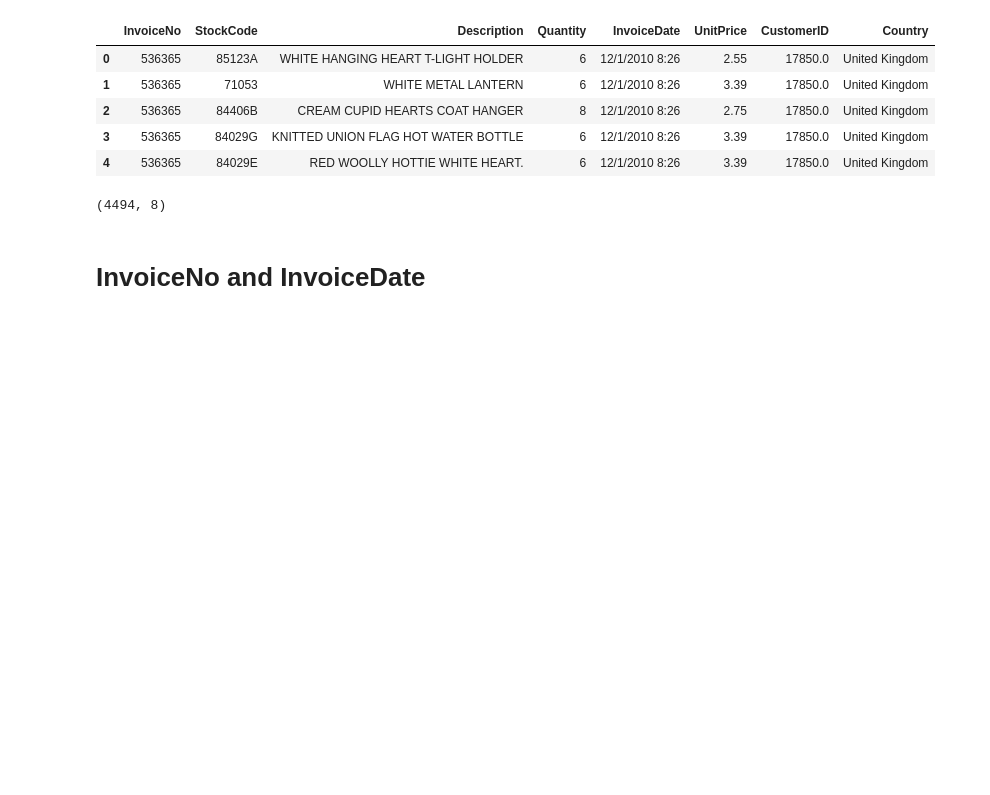
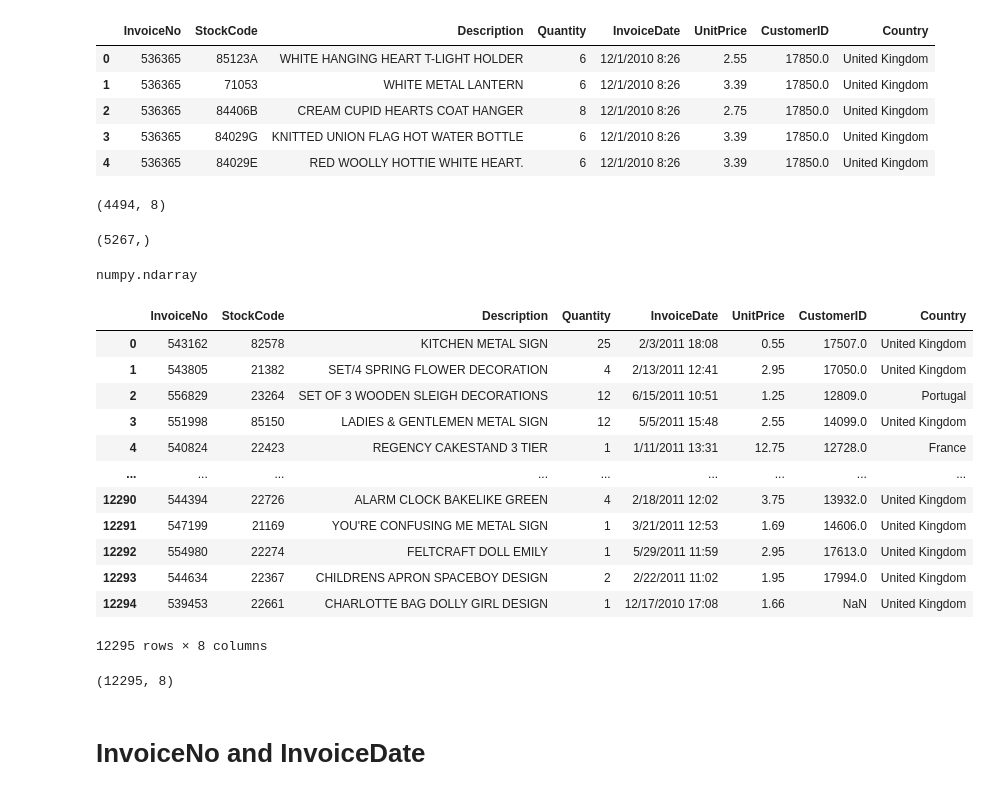
Before and after one commit to DevIA05/1C, a Jupyter notebook: ressource/ETL/script.ipynb, the cells around one changed output. Cells and saved outputs as stored; diff of their text form; code cells hidden in the pictures; blank space fills up the shorter version.

```diff
--- a/ressource/ETL/script.ipynb
+++ b/ressource/ETL/script.ipynb
@@ -357,6 +357,34 @@ dIN = dataframe.duplicated(subset = ['InvoiceNo'])
 dataframe[dIN]
 # %%
 dataframe[dataframe['InvoiceNo']=="543162"]
+# %%
+dataframe["InvoiceNo"].unique().shape
+# %% [output]
+(5267,)
+# %%
+type(dataframe["InvoiceNo"].unique())
+# %% [output]
+numpy.ndarray
+# %%
+dataframe[dataframe["InvoiceNo"].isin(dataframe["InvoiceNo"].unique())]
+# %% [output]
+|  | InvoiceNo | StockCode | Description | Quantity | InvoiceDate | UnitPrice | CustomerID | Country |
+| 0 | 543162 | 82578 | KITCHEN METAL SIGN | 25 | 2/3/2011 18:08 | 0.55 | 17507.0 | United Kingdom |
+| 1 | 543805 | 21382 | SET/4 SPRING FLOWER DECORATION | 4 | 2/13/2011 12:41 | 2.95 | 17050.0 | United Kingdom |
+| 2 | 556829 | 23264 | SET OF 3 WOODEN SLEIGH DECORATIONS | 12 | 6/15/2011 10:51 | 1.25 | 12809.0 | Portugal |
+| 3 | 551998 | 85150 | LADIES & GENTLEMEN METAL SIGN | 12 | 5/5/2011 15:48 | 2.55 | 14099.0 | United Kingdom |
+| 4 | 540824 | 22423 | REGENCY CAKESTAND 3 TIER | 1 | 1/11/2011 13:31 | 12.75 | 12728.0 | France |
+| ... | ... | ... | ... | ... | ... | ... | ... | ... |
+| 12290 | 544394 | 22726 | ALARM CLOCK BAKELIKE GREEN | 4 | 2/18/2011 12:02 | 3.75 | 13932.0 | United Kingdom |
+| 12291 | 547199 | 21169 | YOU'RE CONFUSING ME METAL SIGN | 1 | 3/21/2011 12:53 | 1.69 | 14606.0 | United Kingdom |
+| 12292 | 554980 | 22274 | FELTCRAFT DOLL EMILY | 1 | 5/29/2011 11:59 | 2.95 | 17613.0 | United Kingdom |
+| 12293 | 544634 | 22367 | CHILDRENS APRON SPACEBOY DESIGN | 2 | 2/22/2011 11:02 | 1.95 | 17994.0 | United Kingdom |
+| 12294 | 539453 | 22661 | CHARLOTTE BAG DOLLY GIRL DESIGN | 1 | 12/17/2010 17:08 | 1.66 | NaN | United Kingdom |
+12295 rows × 8 columns
+# %%
+dataframe.shape
+# %% [output]
+(12295, 8)
 # %% [markdown]
 # InvoiceNo and InvoiceDate
 # %%
```
Also changed, not shown: 2 other files.
